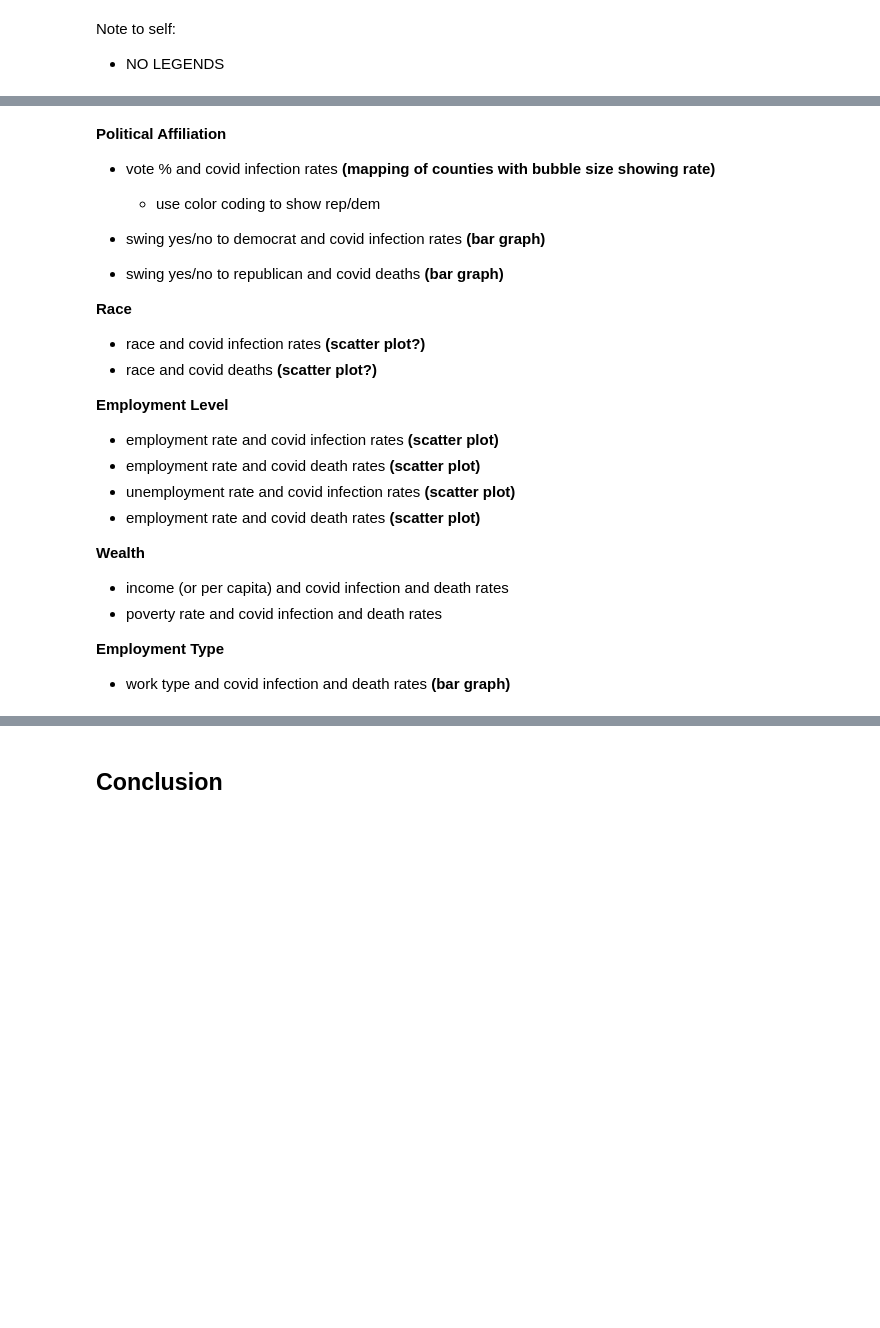
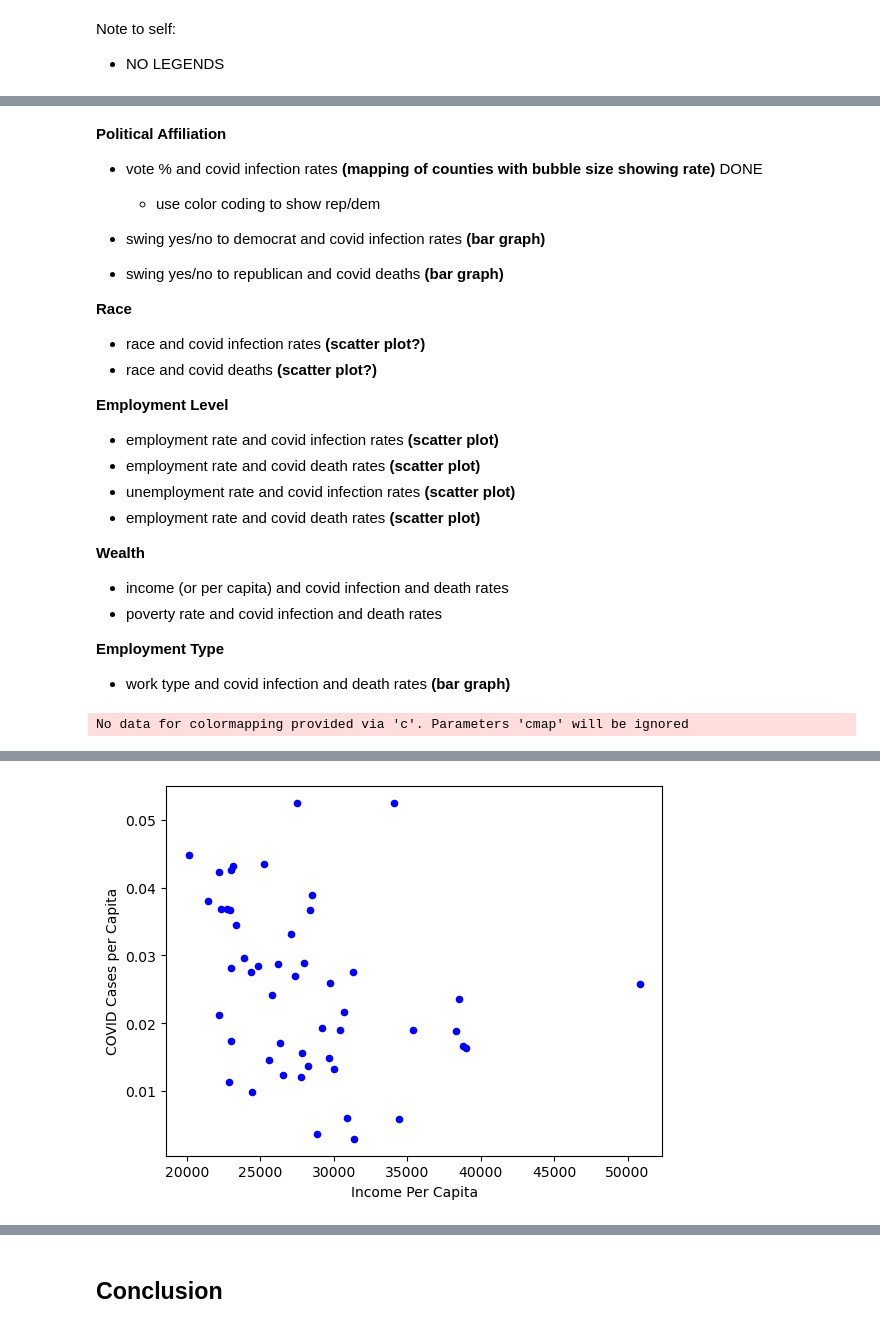
Before and after one commit to anoornazri/225-Project-1, a Jupyter notebook: Project 1.ipynb, the cells around one changed output, grey strips where cells are left out. Saved outputs shown, nothing was run; the diff lists cells and outputs as text; code cells hidden in the pictures; blank space fills up the shorter version.

Commit message:
added new graphs

```diff
--- a/Project 1.ipynb
+++ b/Project 1.ipynb
@@ -109,11 +114,15 @@ percentages(county_stats)
 # %% [markdown]
 This following line creates a new dataframe selecting only the relevant columns from the original data frame. In addition some columns were renamed in order for better clarity and presentation.
 # %%
-county_new = county_stats[['county', 'state','lat','long', '% \u0394 in Total Votes','% \u0394 in Rep. Votes', '% \u0394 in Dem. Votes', 'Elected 2016', 'Elected 2020'
+county_new = county_stats[['county', 'state','lat','long', '% \u0394 in Total Votes','% \u0394 in Rep. Votes', '% \u0394 in Dem. Votes', 'percentage20_Joe_Biden', 'percentage16_Hillary_Clinton', "percentage20_Donald_Trump","percentage16_Donald_Trump",'Elected 2016', 'Elected 2020'
                           ,'cases', 'deaths', 'COVID Cases per Capita', 'COVID Death Rates', 'Vote Swing', 'Employment Rate', 'Unemployment',
                           'TotalPop','Men','Women', 'Income','IncomeErr','IncomePerCap','IncomePerCapErr','Poverty','Professional',
                            'Service','Office','Construction','Production', 'PrivateWork','PublicWork','SelfEmployed','FamilyWork',
                            'Hispanic','White','Black','Native','Asian','Pacific','Majority Race','Minority Race']].copy()
+county_new = county_new.rename(columns={'percentage20_Joe_Biden': '2020 Democrat Vote Share %'})
+county_new = county_new.rename(columns={'percentage16_Hillary_Clinton': '2016 Democrat Vote Share %'})
+county_new = county_new.rename(columns={'percentage20_Donald_Trump': '2020 Republican Vote Share %'})
+county_new = county_new.rename(columns={'percentage16_Donald_Trump': '2016 Republican Vote Share %'})
 county_new = county_new.rename(columns={"Unemployment": 'Unemployment Rate'})
 county_new = county_new.rename(columns={"Office": '% in Office Work'})
 county_new = county_new.rename(columns={"Service": '% in Service Work'})
@@ -176,0 +164,4 @@ states_only
+# %%
+states_only = county_new.copy()
+states_only = states_only.groupby('state').mean().apply(list).reset_index()
+states_only
@@ -329,6 +332,6 @@ list(county_new_dum.columns)
 # %% [markdown]
 **Political Affiliation**
-- vote % and covid infection rates **(mapping of counties with bubble size showing rate)**
+- vote % and covid infection rates **(mapping of counties with bubble size showing rate)**  DONE
    - use color coding to show rep/dem
 
 - swing yes/no to democrat and covid infection rates **(bar graph)**
@@ -350,3 +353,15 @@ list(county_new_dum.columns)
 
 **Employment Type**
 - work type and covid infection and death rates **(bar graph)**
+# %%
+# add bubble sizing with '% Δ in Dem. Votes'
+# make another scatter plot next to it but with '% Δ in Rep. Votes'
+
+fig1 = states_only.plot.scatter(x='Income Per Capita', y='COVID Cases per Capita', color='blue',)
+fig1
+
+fig = px.scatter(states_only, x='Income Per Capita', y='COVID Cases per Capita', color='state')
+fig.layout.update(showlegend=False)
+fig.show()
+# %% [output]
+No data for colormapping provided via 'c'. Parameters 'cmap' will be ignored
@@ -352,0 +369 @@ list(county_new_dum.columns)
+[figure, added]
```
Also changed, not shown: parts of 23 cells of this notebook.
